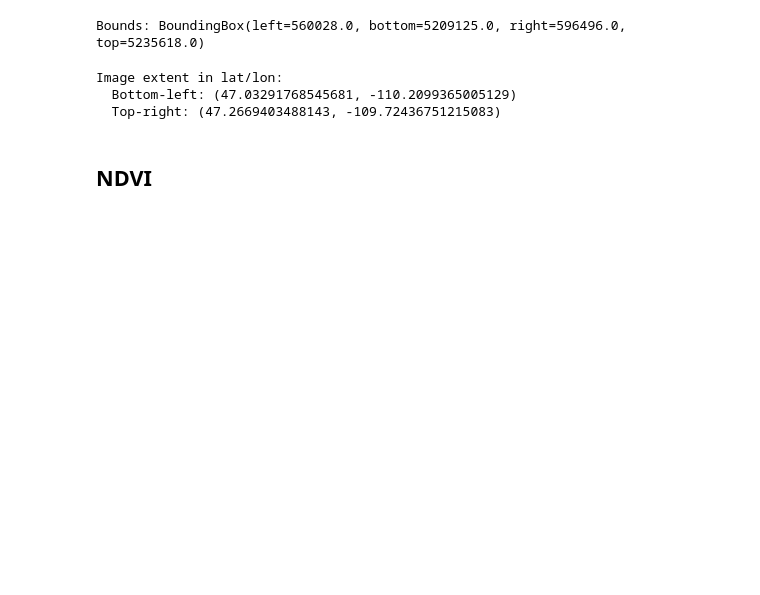
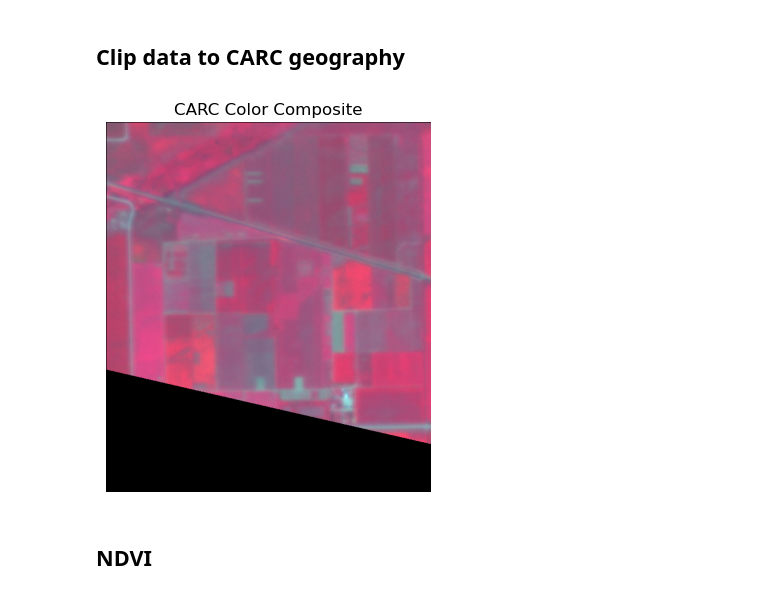
Before and after one commit to annamwaller/CARC, a Jupyter notebook: Composite.ipynb, the cells around one changed output. Saved outputs shown, nothing was run; the diff lists cells and outputs as text; code cells hidden in the pictures; blank space fills up the shorter version.

```diff
--- a/Composite.ipynb
+++ b/Composite.ipynb
@@ -37,27 +20,46 @@ Clipping input data to the valid range for imshow with RGB data ([0..1] for floa
-# %%
-from rasterio.plot import show
-from rasterio.transform import xy
-
-# identify bounding box
-bounds = raster.bounds
-print("Bounds:", bounds)
-# %% [output]
-Bounds: BoundingBox(left=560028.0, bottom=5209125.0, right=596496.0, top=5235618.0)
+# %% [markdown]
+## Clip data to CARC geography
 # %%
-from pyproj import Transformer
+# define lat/lon bounding box (CARC)
+lat_min, lat_max = 47.0520, 47.0704
+lon_min, lon_max = -109.946, -109.969
 
-# Set up transformer to WGS84 (lat/lon)
-transformer = Transformer.from_crs(raster.crs, "EPSG:4326", always_xy=True)
+# set up transformer
+transformer = Transformer.from_crs('EPSG:4326', raster.crs, always_xy=True)
 
-# Transform each corner
-lon_min, lat_min = transformer.transform(bounds.left, bounds.bottom)
-lon_max, lat_max = transformer.transform(bounds.right, bounds.top)
+# transform corners
+xmin, ymin = transformer.transform(lon_min, lat_min)
+xmax, ymax = transformer.transform(lon_max, lat_max)
 
-print(f"Image extent in lat/lon:\n  Bottom-left: ({lat_min}, {lon_min})\n  Top-right: ({lat_max}, {lon_max})")
+# create polygon geometry and clip
+bbox = box(xmin, ymin, xmax, ymax)
+
+# convert to geoJSON format
+geo = gpd.GeoSeries([bbox], crs=raster.crs)
+geo_json = [json.loads(geo.to_json())['features'][0]['geometry']]
-# %% [output]
-Image extent in lat/lon:
-  Bottom-left: (47.03291768545681, -110.2099365005129)
-  Top-right: (47.2669403488143, -109.72436751215083)
+# %%
+# mask (clip) image
+# clip all bands
+clipped, clipped_transform = mask(raster, geo_json, crop=True)
+
+# extract inidividual bands from clipped data
+nir = clipped[3]
+red = clipped[2]
+green = clipped[1]
+
+# normalize clipped bands
+nir_norm = normalize(nir)
+red_norm = normalize(red)
+green_norm = normalize(green)
+
+# stack bands and plot
+nrg = np.dstack((nir_norm, red_norm, green_norm))
+plt.title('CARC Color Composite')
+plt.axis('off')
+plt.imshow(nrg)
+plt.show()
+# %% [output]
+[figure, added]
 # %% [markdown]
 ## NDVI
 # %%
```
Also changed, not shown: parts of 4 cells of this notebook.
